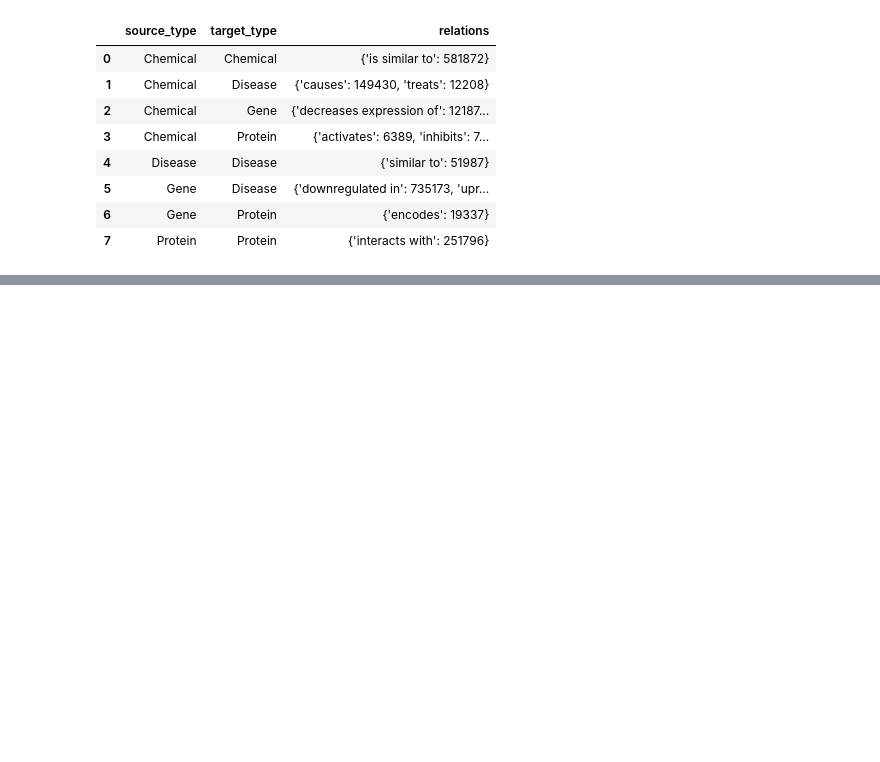
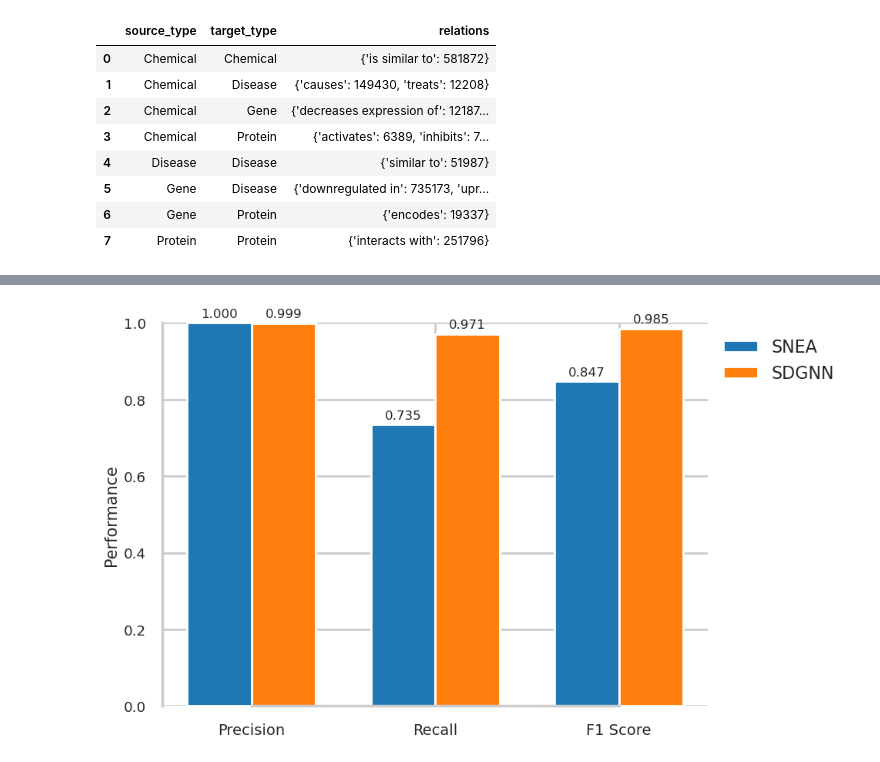
Before and after one commit to mmottaqii/KG-DrugDiscovery, a Jupyter notebook: scripts/kg_preprocessing_2.ipynb, the cells around one changed output, grey strips where cells are left out. Drawn from its saved outputs; the diff is of its cells as text; code cells hidden in the pictures; blank space fills up the shorter version.

```diff
--- a/scripts/kg_preprocessing_2.ipynb
+++ b/scripts/kg_preprocessing_2.ipynb
@@ -2647,2 +2703,55 @@ plt.show()
 # %%
 import numpy as np
+# %%
+import numpy as np
+import matplotlib.pyplot as plt
+import seaborn as sns
+
+# ── Metrics ────────────────────────────────────────────────────────────────────
+metrics = ['Precision', 'Recall', 'F1 Score']
+
+snea_scores = [1.0000, 0.7347, 0.8471]
+
+precision_sdgnn = 0.9991
+recall_sdgnn    = 0.9712
+f1_sdgnn        = 2 * precision_sdgnn * recall_sdgnn / (precision_sdgnn + recall_sdgnn)
+
+sdgnn_scores = [precision_sdgnn, recall_sdgnn, f1_sdgnn]
+
+# ── Styling ───────────────────────────────────────────────────────────────────
+sns.set_theme(style="whitegrid", context="poster", font_scale=0.6)
+
+palette = ['#1f77b4',  # blue  – SNEA
+           '#ff7f0e']  # orange – SDGNN
+
+x = np.arange(len(metrics))
+bar_width = 0.35
+
+fig, ax = plt.subplots(figsize=(10, 6))
+
+bars_snea  = ax.bar(x - bar_width/2, snea_scores,  width=bar_width,
+                    color=palette[0], label='SNEA')
+bars_sdgnn = ax.bar(x + bar_width/2, sdgnn_scores, width=bar_width,
+                    color=palette[1], label='SDGNN')
+
+# annotate each bar
+for bars in (bars_snea, bars_sdgnn):
+    ax.bar_label(bars, fmt='%.3f', padding=3, fontsize=12)
+
+# axes & ticks
+ax.set_ylabel('Performance', fontsize=15)
+ax.set_ylim(0, 1)
+ax.set_xticks(x)
+ax.set_xticklabels(metrics, fontsize=14)
+
+# legend outside the plot area (upper-right)
+ax.legend(loc='upper left', bbox_to_anchor=(1, 1), frameon=False, fontsize=16)
+
+sns.despine(trim=True)
+plt.tight_layout()
+
+# save hi-res for the poster
+plt.savefig('/home/vmottaqi/kg/kg_versions/GNN_benchmark_barplot_May16.png', dpi=2000, bbox_inches='tight')
+plt.show()
+# %% [output]
+[figure, added]
```
Also changed, not shown: parts of 4 cells of this notebook.
